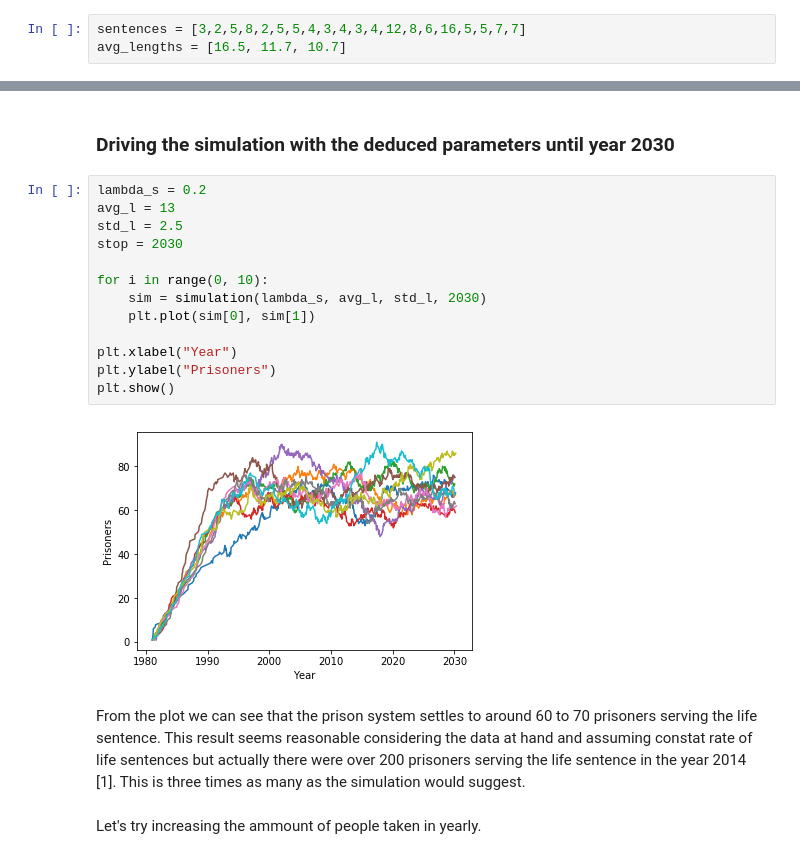
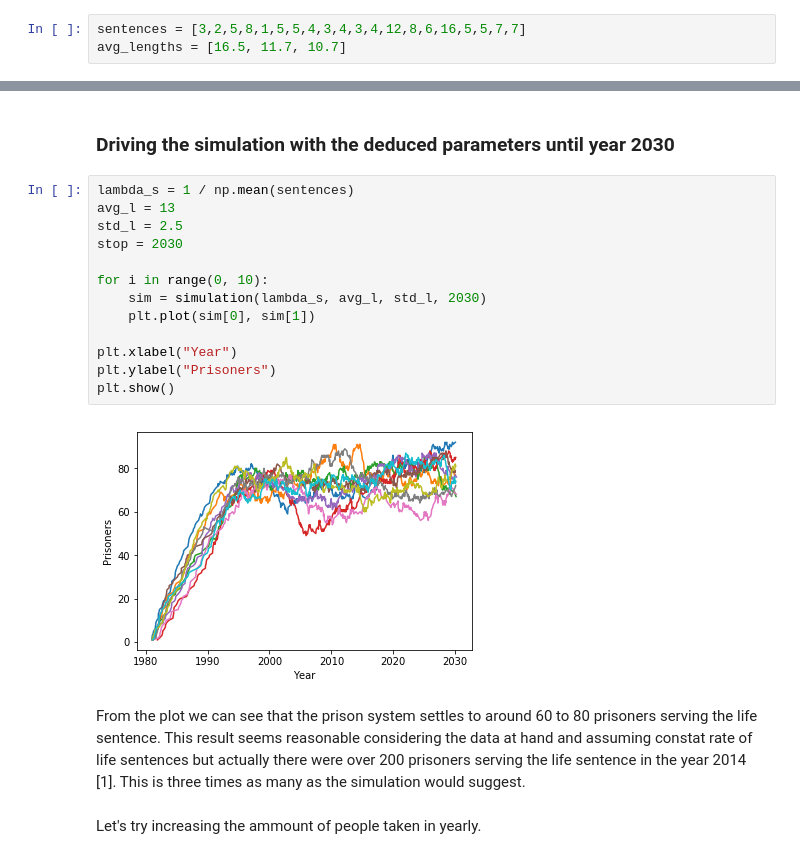
Before and after one commit to Stippos/Simulation, a Jupyter notebook: Viikko4/Life_sentences.ipynb, the cells around one changed output, grey strips where cells are left out. Cells and saved outputs as stored; diff of their text form.

```diff
--- a/Viikko4/Life_sentences.ipynb
+++ b/Viikko4/Life_sentences.ipynb
@@ -11,5 +11,5 @@ from scipy.stats import expon, norm, poisson, gamma
 from scipy.stats import linregress
 %matplotlib inline
 # %%
-sentences = [3,2,5,8,2,5,5,4,3,4,3,4,12,8,6,16,5,5,7,7]
+sentences = [3,2,5,8,1,5,5,4,3,4,3,4,12,8,6,16,5,5,7,7]
 avg_lengths = [16.5, 11.7, 10.7]
@@ -94,22 +94,22 @@ def simulation(lambda_s, avg_l, std_l, stop):
 # %% [markdown]
 ### Driving the simulation with the deduced parameters until year 2030
 # %%
-lambda_s = 0.2
+lambda_s = 1 / np.mean(sentences)
 avg_l = 13
 std_l = 2.5
 stop = 2030
 
 for i in range(0, 10):
     sim = simulation(lambda_s, avg_l, std_l, 2030)
     plt.plot(sim[0], sim[1])
 
 plt.xlabel("Year")
 plt.ylabel("Prisoners")
 plt.show()
 # %% [output]
-[figure, old version]
+[figure, new version]
 # %% [markdown]
-From the plot we can see that the prison system settles to around 60 to 70 prisoners serving the life sentence. This result seems reasonable considering the data at hand and assuming constat rate of life sentences but actually there were over 200 prisoners serving the life sentence in the year 2014 [1]. This is three times as many as the simulation would suggest.
+From the plot we can see that the prison system settles to around 60 to 80 prisoners serving the life sentence. This result seems reasonable considering the data at hand and assuming constat rate of life sentences but actually there were over 200 prisoners serving the life sentence in the year 2014 [1]. This is three times as many as the simulation would suggest.
 # %% [markdown]
 Let's try increasing the ammount of people taken in yearly.
 # %%
```
Also changed, not shown: parts of 16 cells of this notebook, 5 other files.
